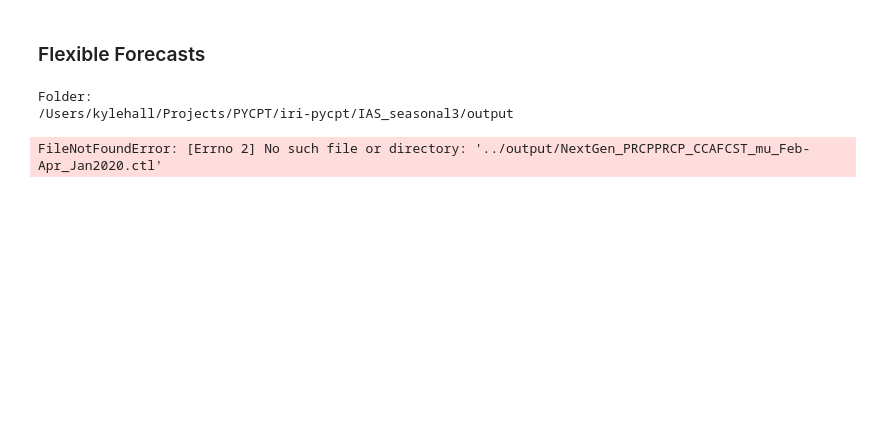
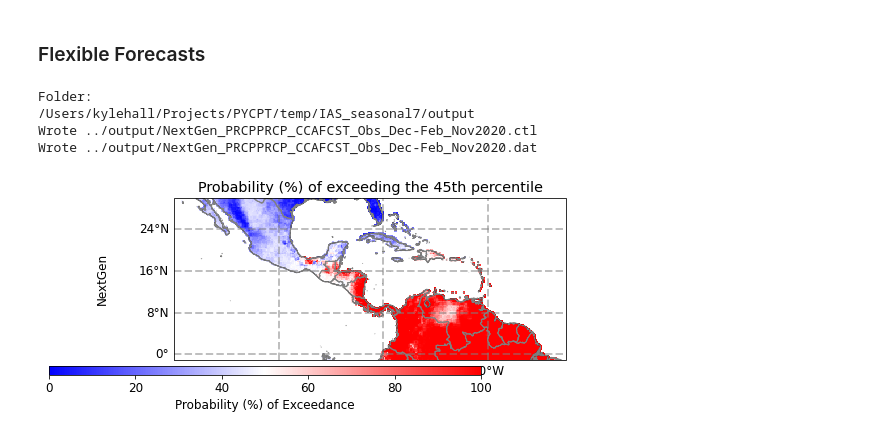
Before and after one commit to ssilje/iri-pycpt, a Jupyter notebook: PyCPT_seav1.9.ipynb, the cells around one changed output. Saved outputs shown, nothing was run; the diff lists cells and outputs as text; code cells hidden in the pictures; blank space fills up the shorter version.

```diff
--- a/PyCPT_seav1.9.ipynb
+++ b/PyCPT_seav1.9.ipynb
@@ -467,16 +479,18 @@ Present folder:
 # %%
 flexformat_threshold = 0.45 #threshold for the flexible format map --here is just a scalar (only one target season)
 ffthres_ispctl=True  #If True, flex format threshold is a percentile: 0.001 - 0.999
 
 print("Folder:")
 %cd $workdir/output
 plt.rcParams.update({'font.size': 12})
-pltmapff(models,PREDICTAND,flexformat_threshold,ffthres_ispctl,ntrain,wlo2,elo2,sla2,nla2,fprefix,mpref,monf,fyr,mons,tgts)
+pltmapff(['NextGen'],PREDICTAND,flexformat_threshold,ffthres_ispctl,ntrain,wlo2,elo2,sla2,nla2,fprefix,mpref,monf,fyr,mons,tgts)
 #plt.savefig("ProbFcst_Flex.pdf", dpi=300)
 # %% [output]
 Folder:
-/Users/kylehall/Projects/PYCPT/iri-pycpt/IAS_seasonal3/output
+/Users/kylehall/Projects/PYCPT/temp/IAS_seasonal7/output
+Wrote ../output/NextGen_PRCPPRCP_CCAFCST_Obs_Dec-Feb_Nov2020.ctl
+Wrote ../output/NextGen_PRCPPRCP_CCAFCST_Obs_Dec-Feb_Nov2020.dat
-FileNotFoundError: [Errno 2] No such file or directory: '../output/NextGen_PRCPPRCP_CCAFCST_mu_Feb-Apr_Jan2020.ctl'
+[figure, added]
 # %%
 flexformat_threshold = 160 #threshold for the flexible format map --here is just a scalar (only one target season)
 ffthres_ispctl=False  #If True, flex format threshold is a percentile: 0.001 - 0.999
```
Also changed, not shown: parts of 14 cells of this notebook, 1 other file.
